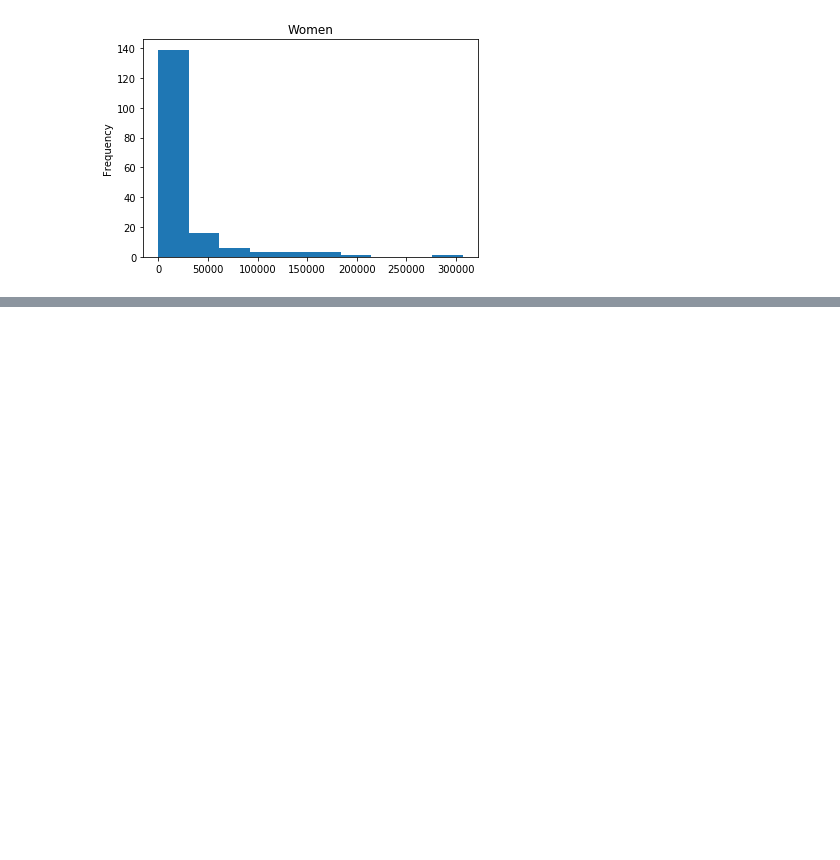
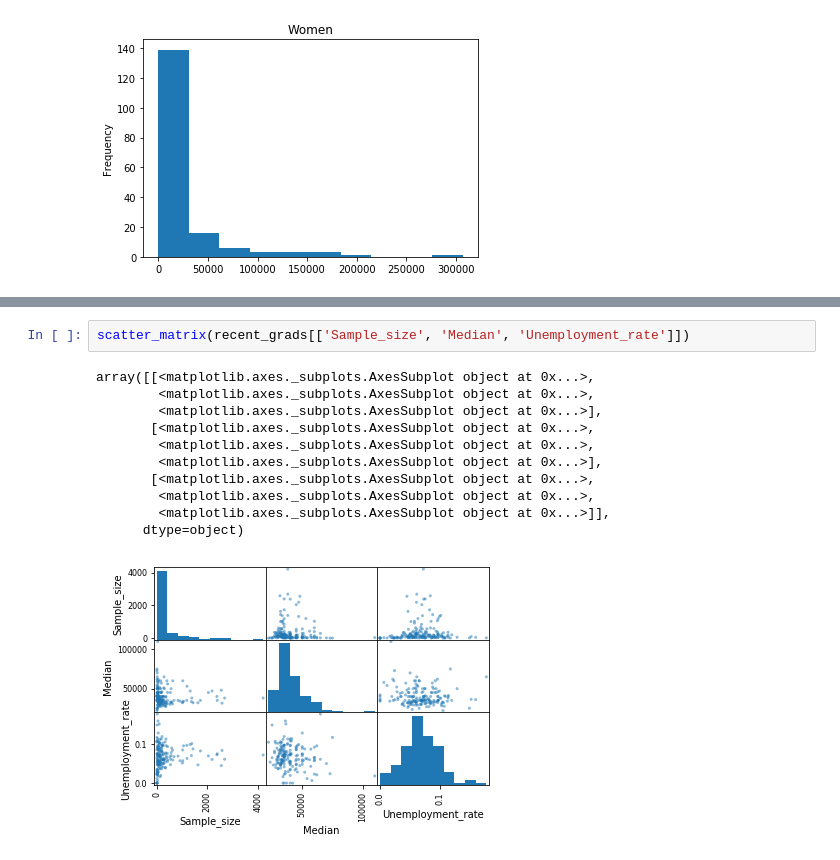
Before and after one commit to hsdistefa/college-major-earnings, a Jupyter notebook: college_major_earnings.ipynb, the cells around one changed output, grey strips where cells are left out. Saved outputs shown, nothing was run; the diff lists cells and outputs as text; blank space fills up the shorter version.

```diff
--- a/college_major_earnings.ipynb
+++ b/college_major_earnings.ipynb
@@ -135,0 +146,14 @@ recent_grads['Women'].plot(kind='hist', title='Women')
+# %%
+scatter_matrix(recent_grads[['Sample_size', 'Median', 'Unemployment_rate']])
+# %% [output]
+array([[<matplotlib.axes._subplots.AxesSubplot object at 0x...>,
+        <matplotlib.axes._subplots.AxesSubplot object at 0x...>,
+        <matplotlib.axes._subplots.AxesSubplot object at 0x...>],
+       [<matplotlib.axes._subplots.AxesSubplot object at 0x...>,
+        <matplotlib.axes._subplots.AxesSubplot object at 0x...>,
+        <matplotlib.axes._subplots.AxesSubplot object at 0x...>],
+       [<matplotlib.axes._subplots.AxesSubplot object at 0x...>,
+        <matplotlib.axes._subplots.AxesSubplot object at 0x...>,
+        <matplotlib.axes._subplots.AxesSubplot object at 0x...>]],
+      dtype=object)
+[figure, added]
```
Also changed, not shown: parts of 5 cells of this notebook.
